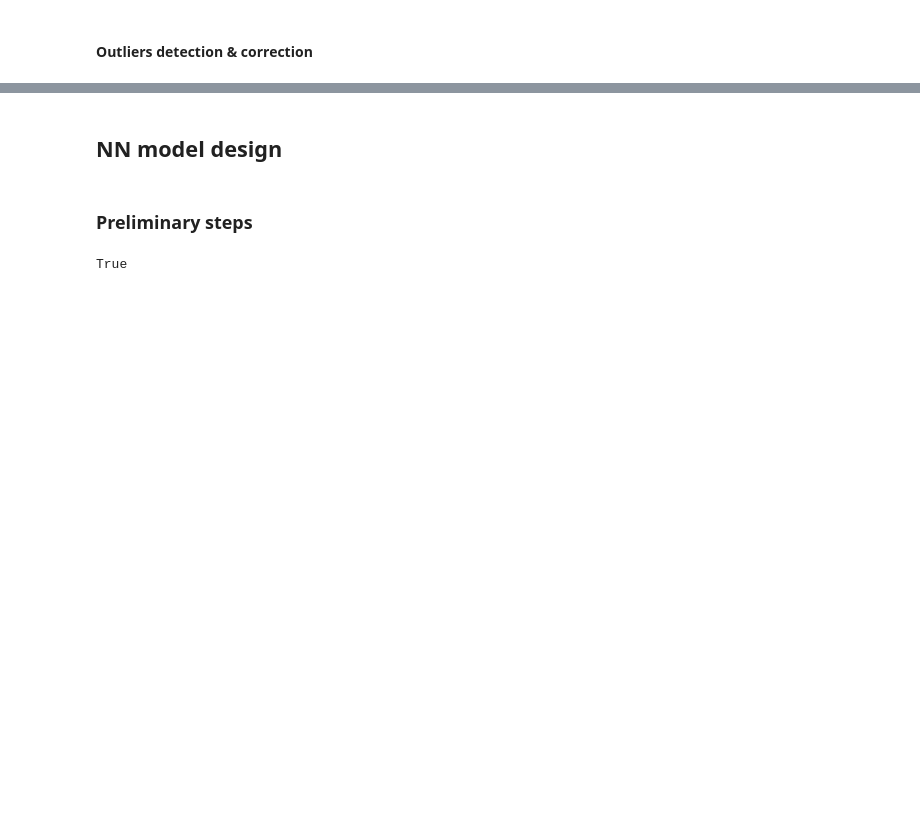
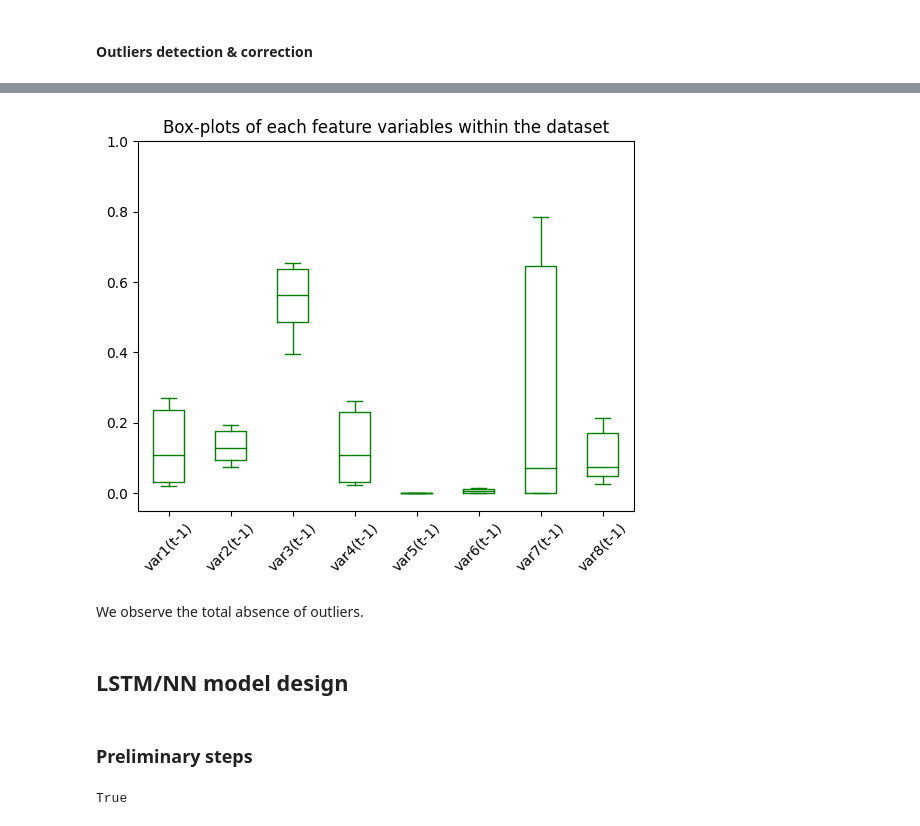
Before and after one commit to lcsrodriguez/dl-practicals, a Jupyter notebook: p4/p4.ipynb, the cells around one changed output, grey strips where cells are left out. Drawn from its saved outputs; the diff is of its cells as text; code cells hidden in the pictures; blank space fills up the shorter version.

```diff
--- a/p4/p4.ipynb
+++ b/p4/p4.ipynb
@@ -423,11 +548,0 @@ With a threshold of $0.88$, we have to remove the most high-correlated variables
-# %%
-# Drop selected features
-try:
-    if len(to_drop) != 0:
-        print(f"We drop the following variables: {to_drop}")
-        X.drop(to_drop, axis=1, inplace=True)
-        print("Removing high-correlated columns")
-    else:
-        print("High-correlated features have already been removed by the user.")
-except:
-    print("High-correlated features have already been removed by the user.")
@@ -449,12 +557,10 @@ In order to monitor the model's capacity, we are conducting a train/test split.
 # %%
 # Size setting
-SIZE_SAMPLE_TEST = 0.3
-SIZE_SAMPLE_VALIDATION = 0.3
+SIZE_SAMPLE_TEST = 0.4
+#SIZE_SAMPLE_VALIDATION = 0.2
 
 # Creation of training and testing dataset
 X_train, X_test, Y_train, Y_test = train_test_split(X, Y,
-                                                    test_size = SIZE_SAMPLE_TEST)
-# Shuffling
-#X_train.sample(frac=1)
-#X_test.sample(frac=1)
+                                                    test_size = SIZE_SAMPLE_TEST,
+                                                   shuffle=False)
 # %%
@@ -471,7 +602,7 @@ def apply_outliers_detect_col(col):
     Function returning an outliers-corrected column from the initial column : col
     :param col: Initial column
     """
-    return winsorize(col, limits=[0.05, 0.05])
+    return winsorize(col, limits=[0.1, 0.2])
 
 def apply_outliers_detect(df):
     """
@@ -481,5 +612,4 @@ def apply_outliers_detect(df):
     return df.apply(apply_outliers_detect_col, axis = 0)
 
 # Applying the filtering of outliers on the train dataset ONLY
-#X_train = apply_outliers_detect(X_train)
-#X_train
+X_train = apply_outliers_detect(X_train)
@@ -497,12 +615,0 @@ $\Longrightarrow$ Since we have a lot of outliers on many features (see previous
-# %%
-# Normalization process using the RobustScaler processor
-scaler = MinMaxScaler() # RobustScaler()
-#scaler.fit(X_train)
-
-# Deep-copy of the non-normalized X_train and X_test
-#X_train_no_norm = copy.deepcopy(X_train).to_numpy()
-#X_test_no_norm = copy.deepcopy(X_test).to_numpy()
-
-# Normalization processes
-X_train = scaler.fit_transform(X_train)
-X_test = scaler.transform(X_test)
@@ -542,5 +632,15 @@ array([[0.05940594, 0.24096386, 0.08801625, ..., 0.66436815, 0.81818182,
+# %%
+X_train.plot(kind="box",
+       title="Box-plots of each feature variables within the dataset",
+       color="green", xlabel=None)
+_ = plt.xticks(rotation=45)
+_ = plt.ylim([-0.05, 1])
+# %% [output]
+[figure, added]
+# %% [markdown]
+We observe the total absence of outliers.
 # %% [markdown]
-## NN model design
+## LSTM/NN model design
 # %% [markdown]
 ### Preliminary steps
 # %%
```
Also changed, not shown: parts of 43 cells of this notebook.
